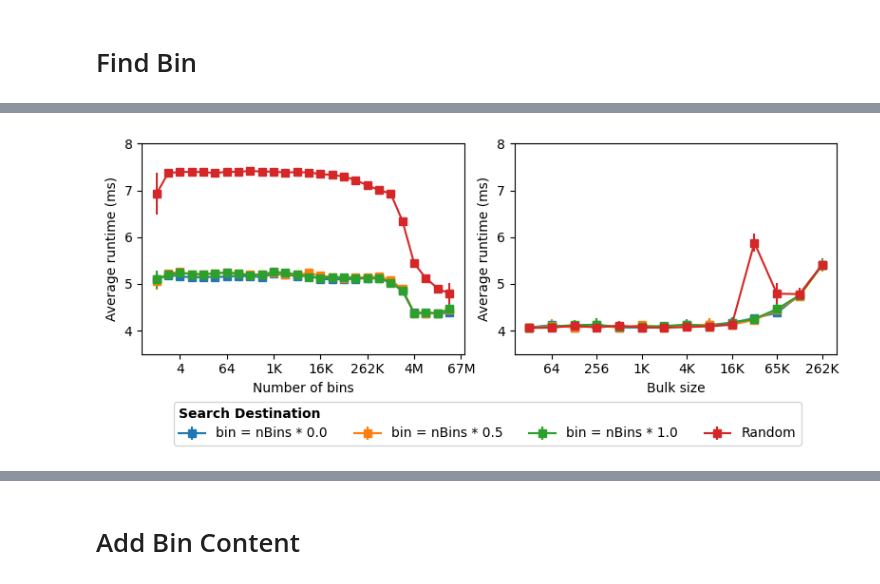
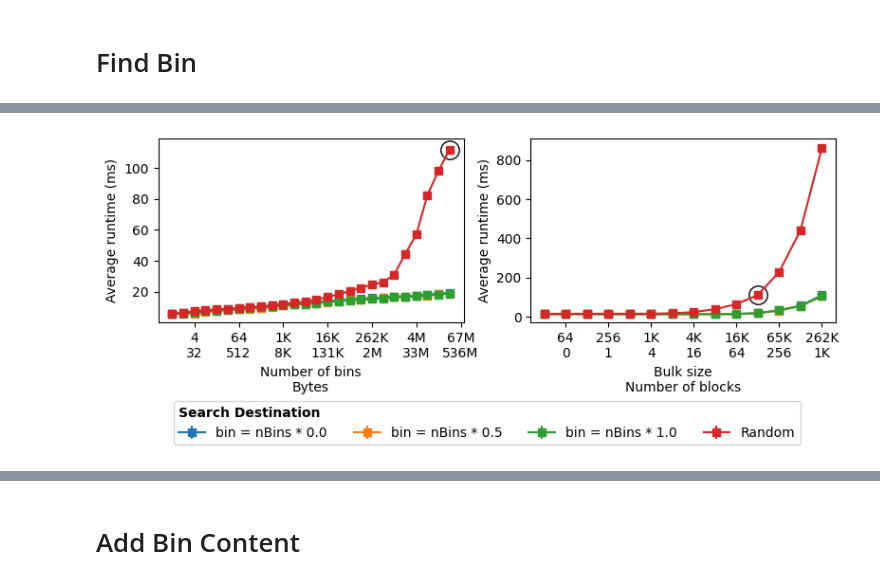
Before and after one commit to jolly-chen/msc-project, a Jupyter notebook: gpu-synchronous/validation-das6.ipynb, the cells around one changed output, grey strips where cells are left out. Drawn from its saved outputs; the diff is of its cells as text; code cells hidden in the pictures.

```diff
--- a/gpu-synchronous/validation-das6.ipynb
+++ b/gpu-synchronous/validation-das6.ipynb
@@ -172,8 +526,8 @@ convert_to_type(bsbm_df, "param_1", np.int64)
 convert_to_type(bsbm_df, "param_2", np.int64)
 convert_to_type(bsbm_df, "blocksize", np.int64)
 
-bsbm_mean = bsbm_df.loc[bsbm_df["name"].str.contains("mean")].reset_index()
-bsbm_std = bsbm_df.loc[bsbm_df["name"].str.contains("stddev")].reset_index()
+bsbm_mean = bsbm_df.loc[bsbm_df["aggregate_name"] == "mean"].reset_index()
+bsbm_std = bsbm_df.loc[bsbm_df["aggregate_name"] == "stddev"].reset_index()
 # convert_to_type(
 bsbm_mean
 # %% [output]
@@ -241,9 +595,9 @@ for bi, bs in enumerate(bsbm_mean.loc[bsbm_mean["func_name"] == "BinarySearchCon
     ax.yaxis.set_major_formatter(ticker.FuncFormatter(lambda x, _: f"{human_readable(int(x))}"))
     ax.set_zlabel(f"Average runtime ({unit})")
     # ax.set_yscale("log", base=2)
-    ax.set_zlim(3, 10)
+    # ax.set_zlim(3, 10)
     ax.zaxis.labelpad=-0.7 # <- change the value here
-    ax.view_init(elev=0, azim=0, roll=0)
+    ax.view_init(elev=60, azim=45, roll=0)
     ax.set_box_aspect(aspect=None, zoom=0.83)
 
 hndls = ax.get_legend_handles_labels()[0]
@@ -261,12 +690,13 @@ plt.show
 # %%
-# figname = "../../images/gpu_binsearch_mb.pdf"
+figname = "../../images/gpu_binsearch_mb.pdf"
 
 selected_size = 33554432
-selected_bulksize = 32768*2
+selected_bulksize = 32768
 selected_blocksize = 256
 selected_val = 0
 unit = "ms"
 rep  = bsbm_mean["repetitions"].values[0]
+norm = unit_to_unit_factor(bsbm_mean["time_unit"].values[0], unit) / rep
 
 fig = plt.figure(figsize=(8, 3))
 ax = plt.subplot(121)
@@ -281,8 +711,8 @@ for di, dest in enumerate(bsbm_mean.loc[bsbm_mean["func_name"] == "BinarySearchC
     avg = bsbm_mean.loc[arg]
     std = bsbm_std.loc[arg]
     plt.errorbar(avg["nbins"],
-                 avg["real_time"]  * unit_to_unit_factor(bsbm_mean["time_unit"].values[0], unit) / rep,
-                 yerr=std["real_time"] * unit_to_unit_factor(bsbm_std["time_unit"].values[0], unit) / rep,
+                 avg["real_time"]  * norm,
+                 yerr=std["real_time"] *norm,
                  marker="s",label=f"bin = nBins * {int(dest)/4.}")
 
 selected_func = "BinarySearchRandomGPU"
@@ -293,56 +723,68 @@ arg = ((bsbm_mean["func_name"] == selected_func)
 avg = bsbm_mean.loc[arg]
 std = bsbm_std.loc[arg]
 plt.errorbar(avg["nbins"],
-             avg["real_time"]  * unit_to_unit_factor(bsbm_mean["time_unit"].values[0], unit) / rep,
-             yerr=std["real_time"] * unit_to_unit_factor(bsbm_std["time_unit"].values[0], unit) / rep,
+             avg["real_time"]  * norm,
+             yerr=std["real_time"] * norm,
              marker="s", label=f"Random"
             )
 
-plt.xlabel("Number of bins")
+
+plt.plot(selected_size,
+         avg.loc[avg["nbins"] == selected_size]["real_time"] * norm,
+         'ok', ms=14, markerfacecolor="None",)
+
+plt.xlabel("Number of bins\nBytes")
 plt.xscale("log", base=2)
-ax.xaxis.set_major_formatter(ticker.FuncFormatter(lambda x, _: f"{human_readable(int(x))}"))
+ax.xaxis.set_major_formatter(ticker.FuncFormatter(lambda x, _: f"{human_readable(int(x))}\n{human_readable(int(x)*8)}"))
 plt.ylabel(f"Average runtime ({unit})")
 # plt.yscale("symlog")
-plt.ylim([3.5, 8])
+# plt.ylim([3.5, 8])
 
 #############
 
 ax = plt.subplot(122)
 for di, dest in enumerate(bsbm_mean.loc[bsbm_mean["func_name"] == "BinarySearchConstantGPU"]["param_3"].unique()):
     arg = ((bsbm_mean["func_name"] == "BinarySearchConstantGPU")
            &  (bsbm_mean["param_3"] == dest)
            & (bsbm_mean["nbins"] == selected_size)
            & (bsbm_mean["blocksize"] == selected_blocksize))
     avg = bsbm_mean.loc[arg]
     std = bsbm_std.loc[arg]
-    plt.errorbar(avg["bulksize"], avg["real_time"]  * unit_to_unit_factor(bsbm_mean["time_unit"].values[0], unit) / rep,
-                 yerr=std["real_time"] * unit_to_unit_factor(bsbm_std["time_unit"].values[0], unit) / rep,
+    plt.errorbar(avg["bulksize"], avg["real_time"]  * norm,
+                 yerr=std["real_time"] * norm,
                  marker="s",
                  # label=f"v = {int(dest)/4.}"
                 )
 arg = ((bsbm_mean["func_name"] == selected_func)
        & (bsbm_mean["nbins"] == selected_size)
        & (bsbm_mean["blocksize"] == selected_blocksize))
 avg = bsbm_mean.loc[arg]
 std = bsbm_std.loc[arg]
-plt.errorbar(avg["bulksize"], avg["real_time"]  * unit_to_unit_factor(bsbm_mean["time_unit"].values[0], unit) / rep,
-             yerr=std["real_time"] * unit_to_unit_factor(bsbm_std["time_unit"].values[0], unit) / rep,
+plt.errorbar(avg["bulksize"], avg["real_time"]  * norm,
+             yerr=std["real_time"] * norm,
              # label=f"v = {int(dest)/4.}"
                  marker="s",
 
             )
 
-plt.xlabel("Bulk size")
+plt.plot(selected_bulksize,
+            avg.loc[avg["bulksize"] == selected_bulksize]["real_time"] * norm ,
+            'ok', ms=14, markerfacecolor="None",)
+
+plt.xlabel("Bulk size\nNumber of blocks")
 plt.xscale("log", base=2)
-ax.xaxis.set_major_formatter(ticker.FuncFormatter(lambda x, _: f"{human_readable(int(x))}"))
+ax.xaxis.set_major_formatter(ticker.FuncFormatter(lambda x, pos: f"{human_readable(int(x))}\n{human_readable(x/selected_blocksize)}"))
+# secax = ax.secondary_xaxis('bottom')
+# secax.set_xlabel('period [s]')
+
 plt.ylabel(f"Average runtime ({unit})")
 # plt.yscale("symlog")
-plt.ylim([3.5, 8])
+# plt.ylim([3.5, 8])
 
-# plt.savefig(figname, format="pdf", bbox_inches='tight')
+plt.tight_layout()
 fig.legend(title="Search Destination",alignment="left", title_fontproperties={'weight':'bold'},
            loc='lower left', bbox_to_anchor=(.1, -0.15), ncols=4)
-plt.tight_layout()
+# plt.savefig(figname, format="pdf", bbox_inches='tight')
 plt.show();
 # %% [output]
-[figure, old version]
+[figure, new version]
```
Also changed, not shown: parts of 26 cells of this notebook.
